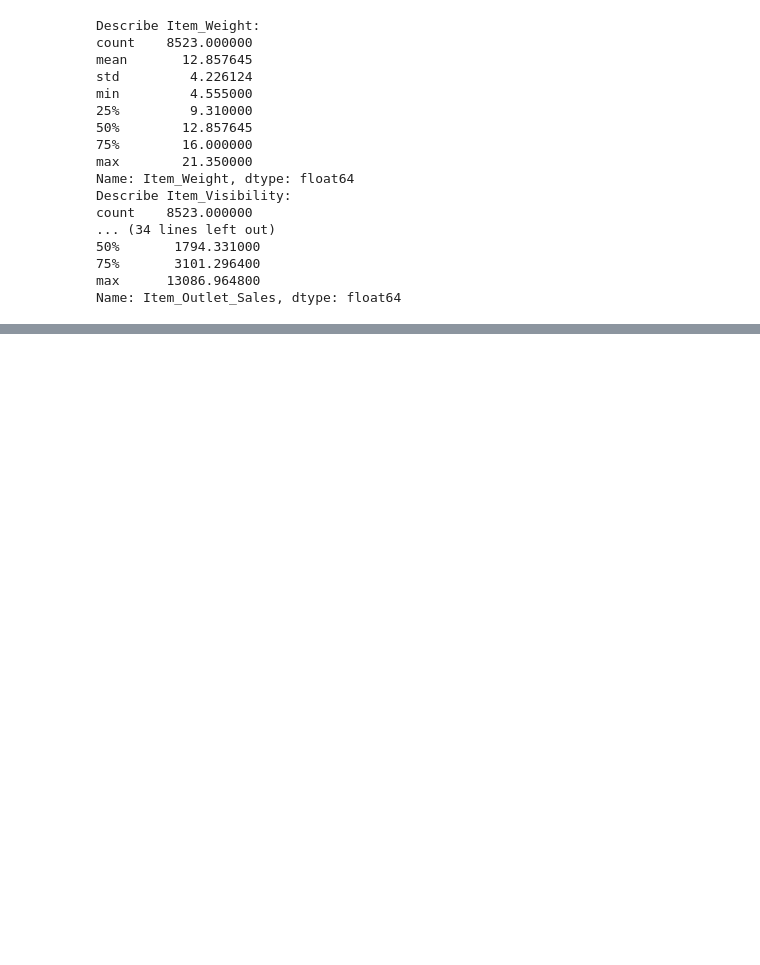
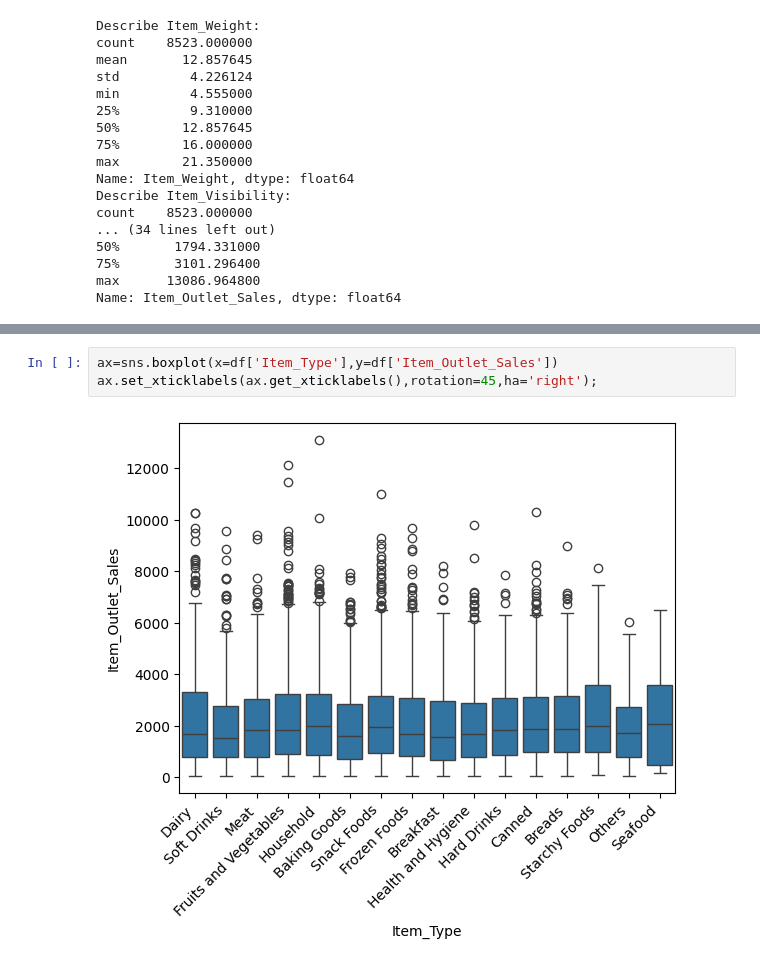
Before and after one commit to Zainakhader/Project1, a Jupyter notebook: Untitled3.ipynb, the cells around one changed output, grey strips where cells are left out. Drawn from its saved outputs; the diff is of its cells as text; blank space fills up the shorter version.

```diff
--- a/Untitled3.ipynb
+++ b/Untitled3.ipynb
@@ -220,0 +279,5 @@ Name: Item_Outlet_Sales, dtype: float64
+# %%
+ax=sns.boxplot(x=df['Item_Type'],y=df['Item_Outlet_Sales'])
+ax.set_xticklabels(ax.get_xticklabels(),rotation=45,ha='right');
+# %% [output]
+[figure, added]
```
Also changed, not shown: parts of 14 cells of this notebook.
